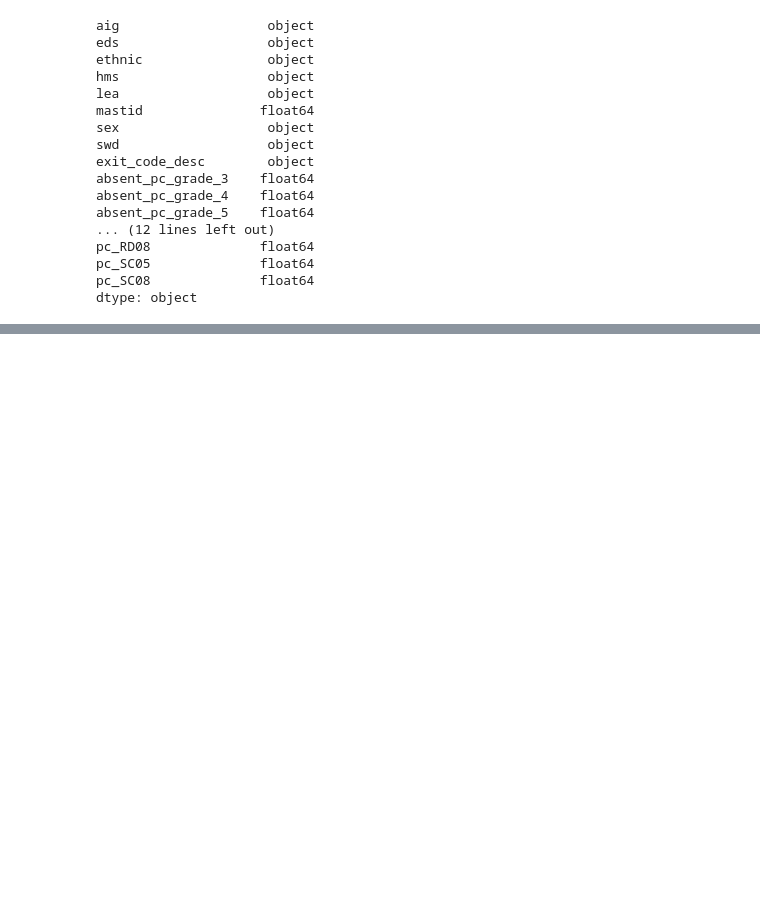
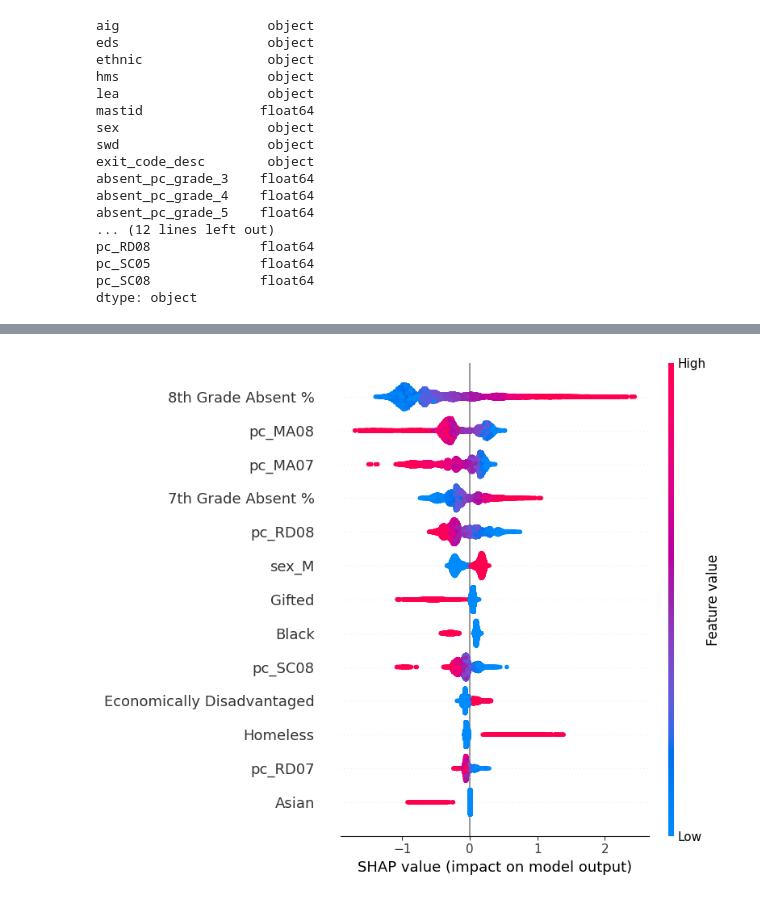
Before and after one commit to dmatten1/ncerdc-model, a Jupyter notebook: model/xgboost.ipynb, the cells around one changed output, grey strips where cells are left out. Saved outputs shown, nothing was run; the diff lists cells and outputs as text; code cells hidden in the pictures; blank space fills up the shorter version.

Commit message:
bringing gifted stuff over

```diff
--- a/model/xgboost.ipynb
+++ b/model/xgboost.ipynb
@@ -247,0 +285,54 @@ Confusion Matrix:
+# %%
+# Define exclusion patterns
+exclude_keywords = ['lea', 'mastid', '3', '4', '5', '6','swd']
+
+# Step 1: Filter features based on exclusion
+filtered_features = [
+    col for col in X.columns
+    if not any(key in col for key in exclude_keywords)
+]
+
+# Step 2: Drop the last 5 features from the list
+filtered_features = filtered_features[:-5]
+
+# Define race label mapping if ethnic one-hot columns exist
+ethnic_map = {
+    'ethnic_A': 'Asian',
+    'ethnic_B': 'Black',
+    'ethnic_H': 'Hispanic',
+    'ethnic_W': 'White',
+    'ethnic_I': 'Indigenous',
+    'ethnic_M': 'Multiracial',
+    'ethnic_P': 'Pacific Islander'
+}
+
+def rename_feature(name):
+    # Race one-hot columns
+    if name in ethnic_map:
+        return ethnic_map[name]
+    # Attendance columns
+    elif 'absent' in name.lower():
+        for grade in range(3, 9):
+            if str(grade) in name:
+                return f'{grade}th Grade Absent %'
+        return 'Attendance'
+    elif 'hms' in name.lower():
+        return 'Homeless'
+    elif 'eds' in name.lower():
+        return 'Economically Disadvantaged'
+    elif 'aig' in name.lower():
+        return 'Gifted'
+    else:
+        return name
+
+# Apply renaming to filtered features
+renamed_features = [rename_feature(f) for f in filtered_features]
+
+# Plot with renamed features
+
+# Step 3: Get indices for SHAP
+filtered_indices = [X.columns.get_loc(col) for col in filtered_features]
+
+shap.summary_plot(shap_values[:, filtered_indices], X[filtered_features], feature_names=renamed_features, plot_type='dot')
+# %% [output]
+[figure, added]
```
Also changed, not shown: parts of 9 cells of this notebook, 9 other files.
